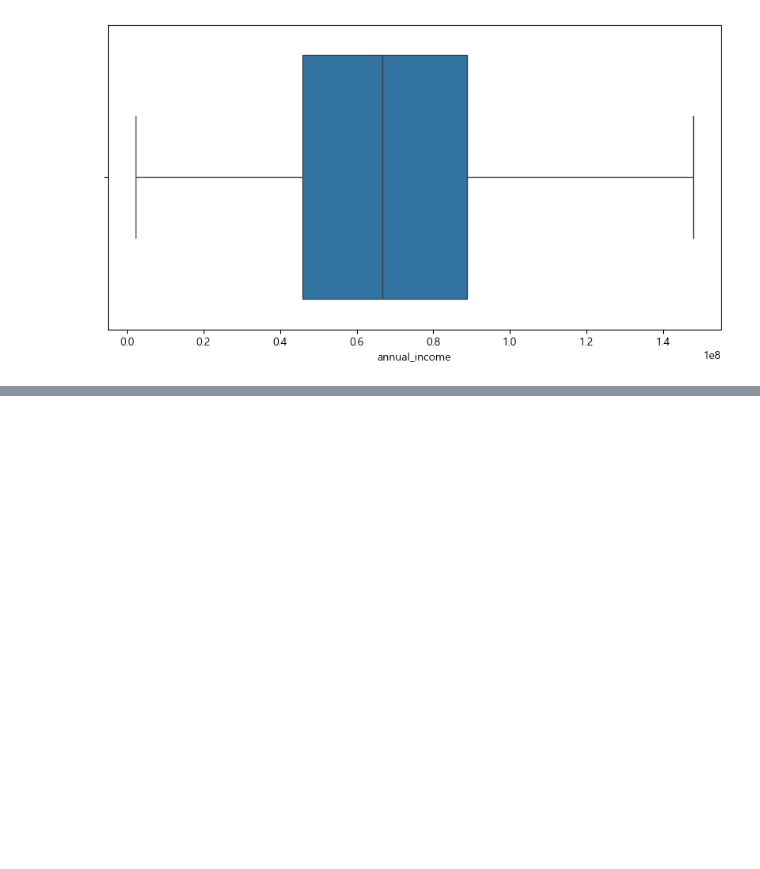
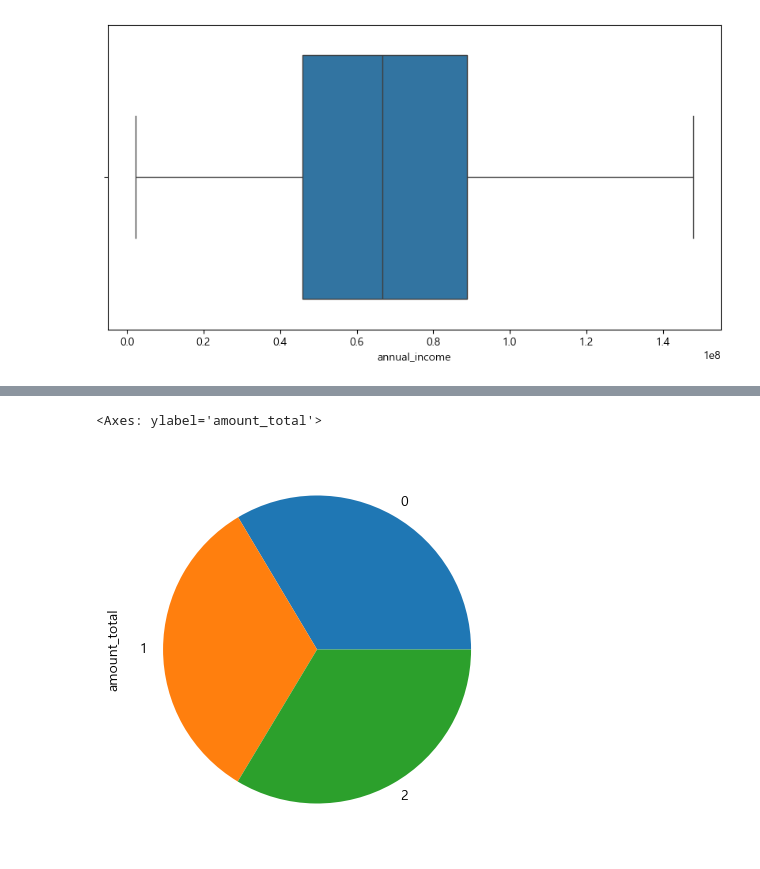
Before and after one commit to Crystal-0109/Codeit, a Jupyter notebook: SupermarketCustomerProject/SupermarketCustomer.ipynb, the cells around one changed output, grey strips where cells are left out. Saved outputs shown, nothing was run; the diff lists cells and outputs as text; code cells hidden in the pictures; blank space fills up the shorter version.

```diff
--- a/SupermarketCustomerProject/SupermarketCustomer.ipynb
+++ b/SupermarketCustomerProject/SupermarketCustomer.ipynb
@@ -331,0 +334,3 @@ sns.boxplot(data=customer_df, x='annual_income')
+# %%
+grade_labels = list(range(1, num_grades + 1))
+grade_labels
@@ -331,0 +339,4 @@ sns.boxplot(data=customer_df, x='annual_income')
+# %%
+recency_grade = pd.qcut(x=customer_df['recency'], q=num_grades, labels=grade_labels[::-1])
+# %%
+customer_df['recency_grade'] = recency_grade
@@ -331,0 +351,3 @@ sns.boxplot(data=customer_df, x='annual_income')
+# %%
+groupby_recency_grade = customer_df.groupby('recency_grade').sum(numeric_only=True).reset_index()
+groupby_recency_grade
@@ -331,0 +359,5 @@ sns.boxplot(data=customer_df, x='annual_income')
+# %%
+groupby_recency_grade['amount_total'].plot(kind='pie')
+# %% [output]
+<Axes: ylabel='amount_total'>
+[figure, added]
```
Also changed, not shown: parts of 20 cells of this notebook.
